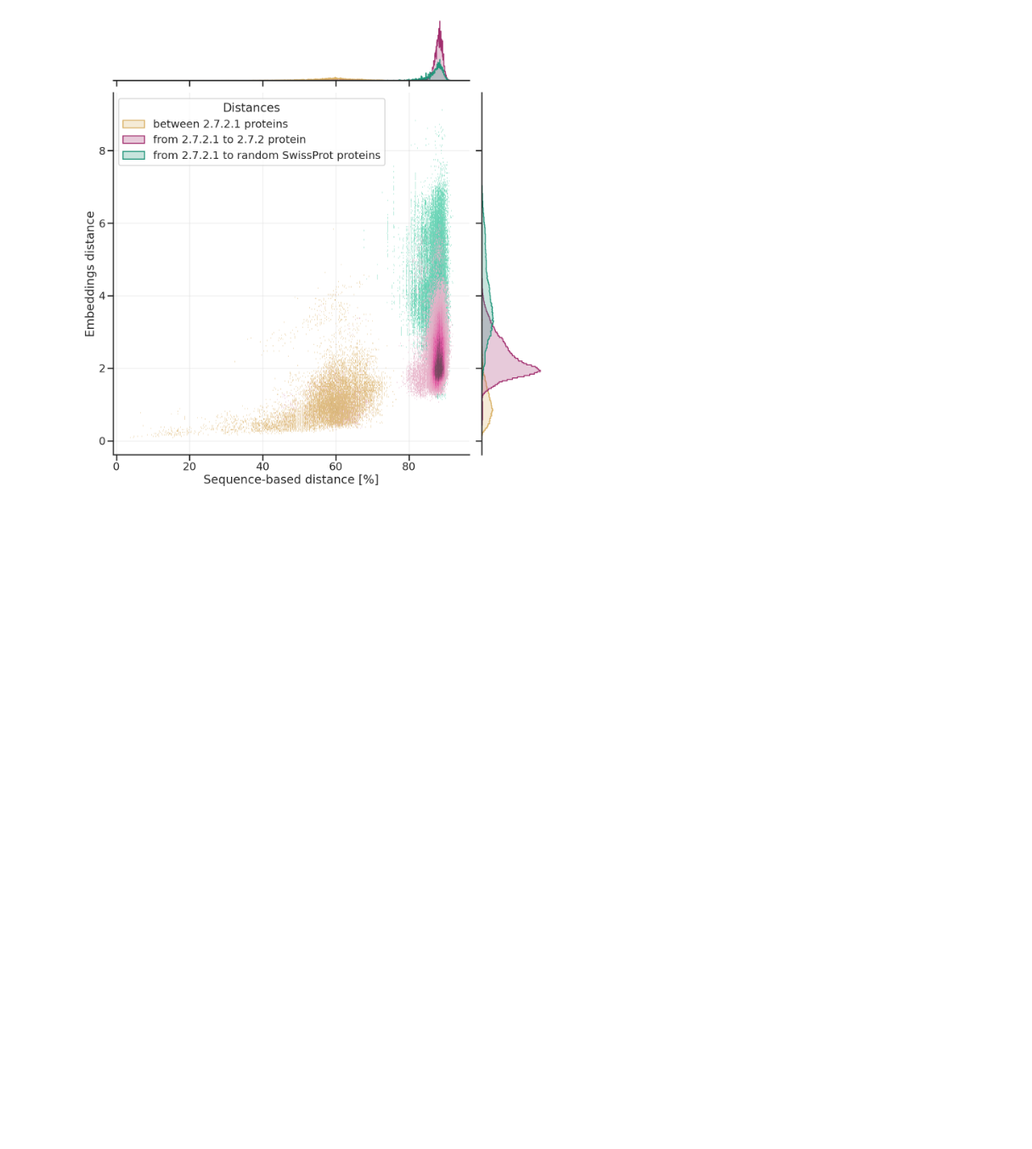
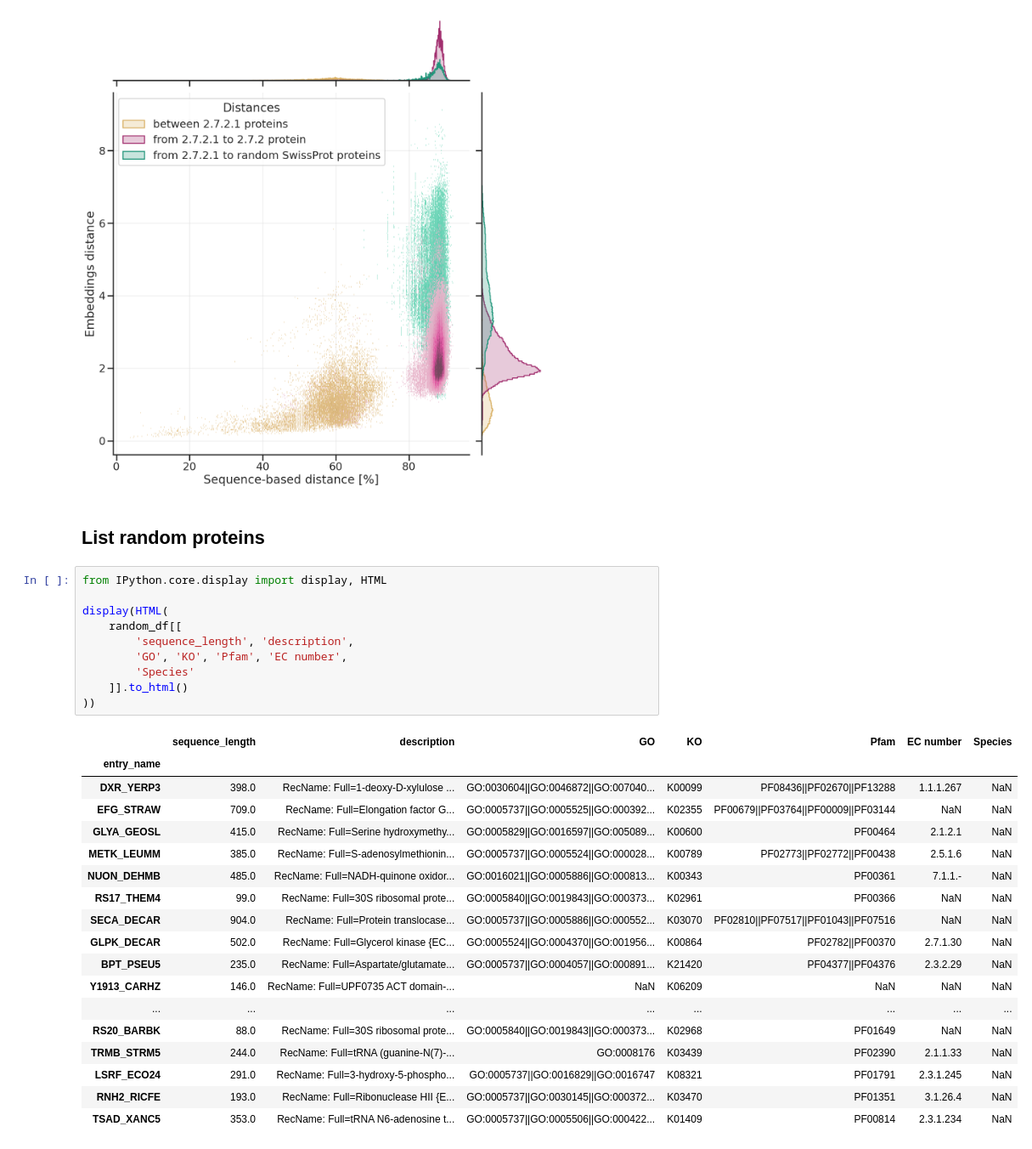
Before and after one commit to ardigen/microbiome-protein-embeddings, a Jupyter notebook: 03-ec-2.7.2/ec-2.7.2-analysis.ipynb, the cells around one changed output. Shown at 85% size. Saved outputs shown, nothing was run; the diff lists cells and outputs as text; blank space fills up the shorter version.

Commit message:
Add a list of randomly selected proteins as an output

```diff
--- a/03-ec-2.7.2/ec-2.7.2-analysis.ipynb
+++ b/03-ec-2.7.2/ec-2.7.2-analysis.ipynb
@@ -454,3 +445,34 @@ g.ax_joint.set_ylabel('Embeddings distance')
 # %% [output]
 Text(99.29166666666667, 0.5, 'Embeddings distance')
 [figure]
+# %% [markdown]
+## List random proteins
+# %%
+from IPython.core.display import display, HTML
+
+display(HTML(
+    random_df[[
+        'sequence_length', 'description',
+        'GO', 'KO', 'Pfam', 'EC number',
+        'Species'
+    ]].to_html()
+))
+# %% [output]
+|  | sequence_length | description | GO | KO | Pfam | EC number | Species |
+| entry_name |  |  |  |  |  |  |  |
+| DXR_YERP3 | 398.0 | RecName: Full=1-deoxy-D-xylulose ... | GO:0030604||GO:0046872||GO:007040... | K00099 | PF08436||PF02670||PF13288 | 1.1.1.267 | NaN |
+| EFG_STRAW | 709.0 | RecName: Full=Elongation factor G... | GO:0005737||GO:0005525||GO:000392... | K02355 | PF00679||PF03764||PF00009||PF03144 | NaN | NaN |
+| GLYA_GEOSL | 415.0 | RecName: Full=Serine hydroxymethy... | GO:0005829||GO:0016597||GO:005089... | K00600 | PF00464 | 2.1.2.1 | NaN |
+| METK_LEUMM | 385.0 | RecName: Full=S-adenosylmethionin... | GO:0005737||GO:0005524||GO:000028... | K00789 | PF02773||PF02772||PF00438 | 2.5.1.6 | NaN |
+| NUON_DEHMB | 485.0 | RecName: Full=NADH-quinone oxidor... | GO:0016021||GO:0005886||GO:000813... | K00343 | PF00361 | 7.1.1.- | NaN |
+| RS17_THEM4 | 99.0 | RecName: Full=30S ribosomal prote... | GO:0005840||GO:0019843||GO:000373... | K02961 | PF00366 | NaN | NaN |
+| SECA_DECAR | 904.0 | RecName: Full=Protein translocase... | GO:0005737||GO:0005886||GO:000552... | K03070 | PF02810||PF07517||PF01043||PF07516 | NaN | NaN |
+| GLPK_DECAR | 502.0 | RecName: Full=Glycerol kinase {EC... | GO:0005524||GO:0004370||GO:001956... | K00864 | PF02782||PF00370 | 2.7.1.30 | NaN |
+| BPT_PSEU5 | 235.0 | RecName: Full=Aspartate/glutamate... | GO:0005737||GO:0004057||GO:000891... | K21420 | PF04377||PF04376 | 2.3.2.29 | NaN |
+| Y1913_CARHZ | 146.0 | RecName: Full=UPF0735 ACT domain-... | NaN | K06209 | NaN | NaN | NaN |
+| ... | ... | ... | ... | ... | ... | ... | ... |
+| RS20_BARBK | 88.0 | RecName: Full=30S ribosomal prote... | GO:0005840||GO:0019843||GO:000373... | K02968 | PF01649 | NaN | NaN |
+| TRMB_STRM5 | 244.0 | RecName: Full=tRNA (guanine-N(7)-... | GO:0008176 | K03439 | PF02390 | 2.1.1.33 | NaN |
+| LSRF_ECO24 | 291.0 | RecName: Full=3-hydroxy-5-phospho... | GO:0005737||GO:0016829||GO:0016747 | K08321 | PF01791 | 2.3.1.245 | NaN |
+| RNH2_RICFE | 193.0 | RecName: Full=Ribonuclease HII {E... | GO:0005737||GO:0030145||GO:000372... | K03470 | PF01351 | 3.1.26.4 | NaN |
+| TSAD_XANC5 | 353.0 | RecName: Full=tRNA N6-adenosine t... | GO:0005737||GO:0005506||GO:000422... | K01409 | PF00814 | 2.3.1.234 | NaN |
```
Also changed, not shown: parts of 3 cells of this notebook.
